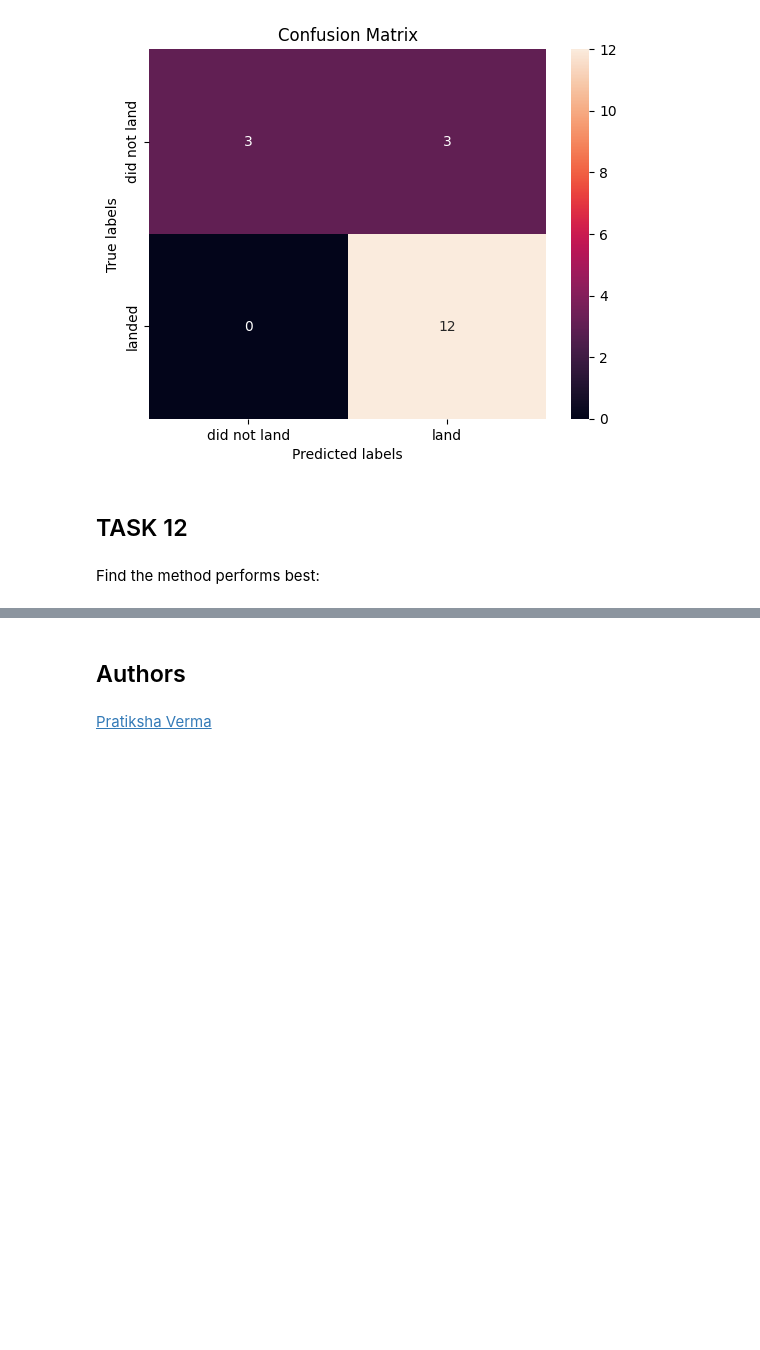
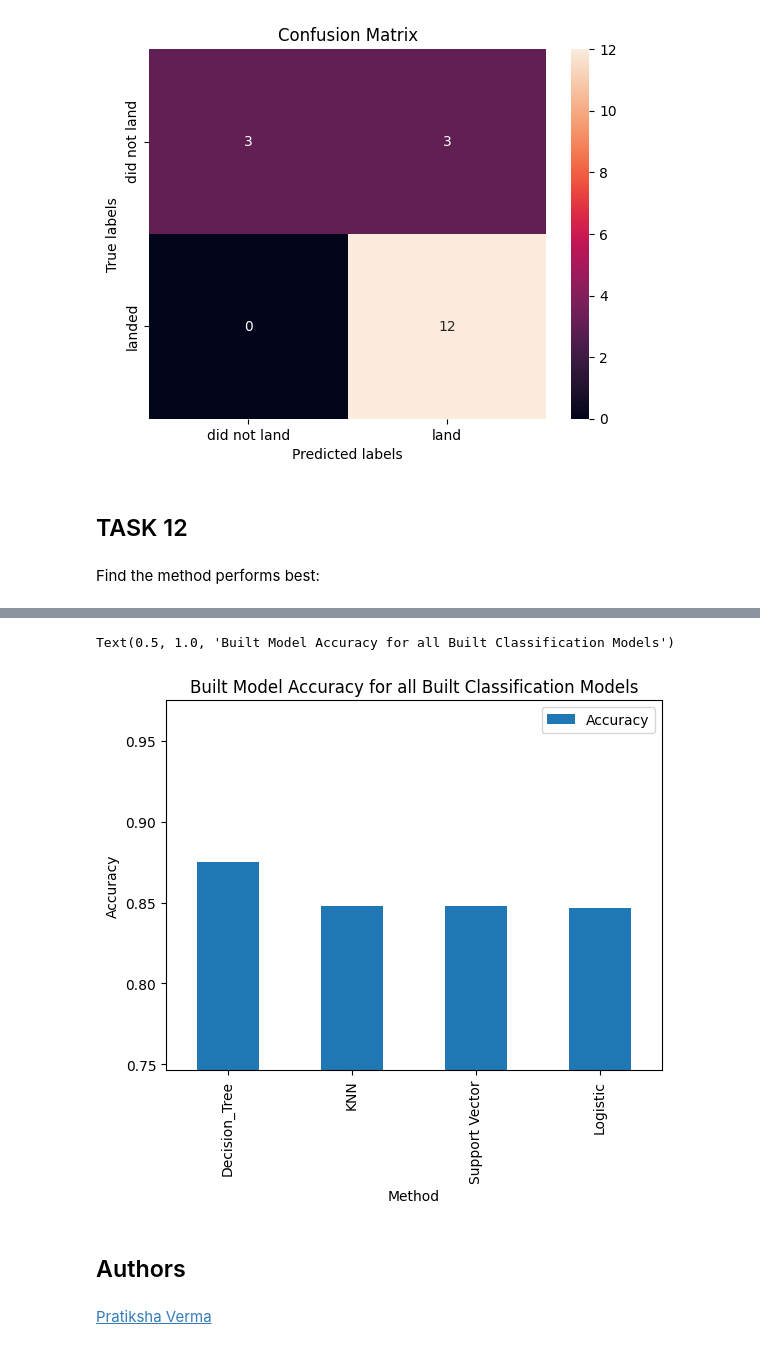
Before and after one commit to nym2010/Applied-Data-Science-Capstone, a Jupyter notebook: SpaceX_Machine_Learning_Prediction_Part_5.jupyterlite.ipynb, the cells around one changed output, grey strips where cells are left out. Saved outputs shown, nothing was run; the diff lists cells and outputs as text; code cells hidden in the pictures; blank space fills up the shorter version.

```diff
--- a/SpaceX_Machine_Learning_Prediction_Part_5.jupyterlite.ipynb
+++ b/SpaceX_Machine_Learning_Prediction_Part_5.jupyterlite.ipynb
@@ -359,3 +375,12 @@ Comparing R-Square Values and Accuracy, KNN and Support Vector performs Best
+# %%
+score_df.plot.bar(x='Method', y='Accuracy')
+plt.ylim(min(score_df['Accuracy'])-0.1, max(score_df['Accuracy'])+0.1)
+plt.xlabel("Method")
+plt.ylabel("Accuracy")
+plt.title("Built Model Accuracy for all Built Classification Models")
+# %% [output]
+Text(0.5, 1.0, 'Built Model Accuracy for all Built Classification Models')
+[figure, added]
 # %% [markdown]
 ## Authors
 # %% [markdown]
```
Also changed, not shown: parts of 7 cells of this notebook.
